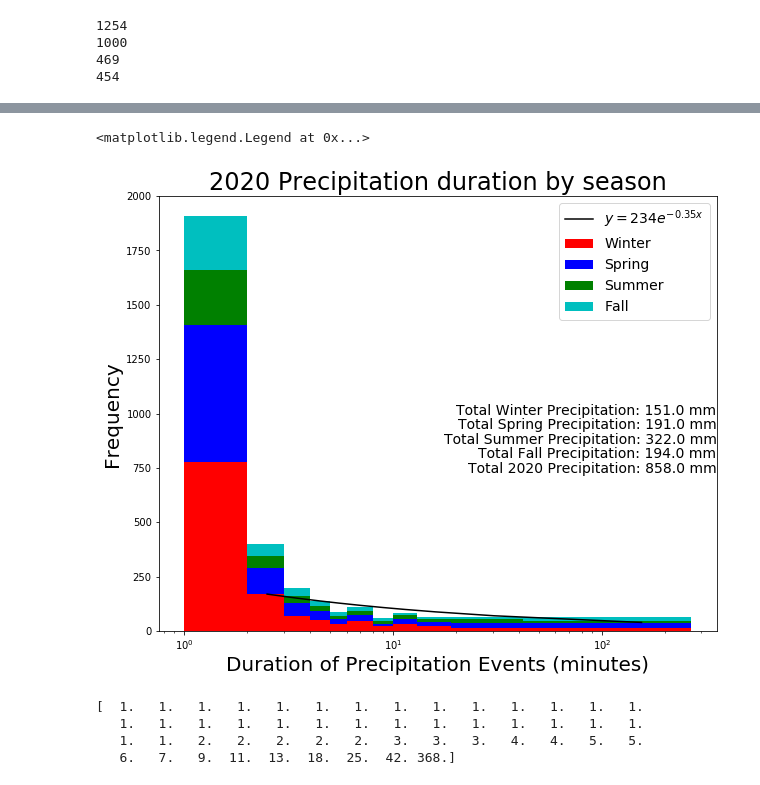
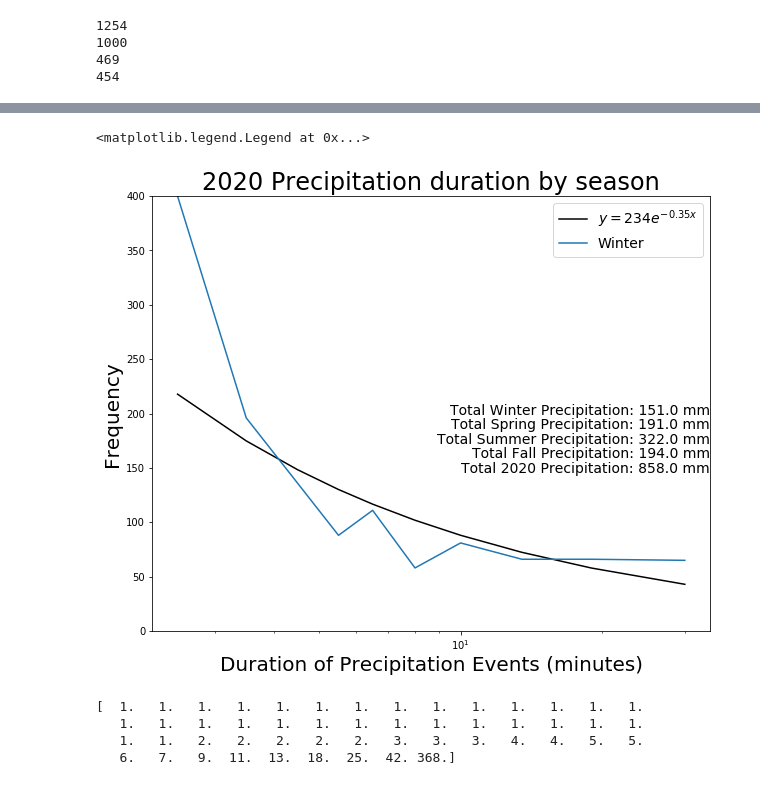
Before and after one commit to zhangt3-e/senior_thesis, a Jupyter notebook: Code/exponentials.ipynb, the cells around one changed output, grey strips where cells are left out. Saved outputs shown, nothing was run; the diff lists cells and outputs as text; code cells hidden in the pictures.

```diff
--- a/Code/exponentials.ipynb
+++ b/Code/exponentials.ipynb
@@ -354,24 +373,25 @@ print(y)
 # %%
 plt.figure(figsize = (10,8))
-plt.hist([Wprecip20, Sp_precip20, Su_precip20,Fprecip20], bins =perc, range= (perc.min,perc.max), color = ['r','b','g','c'], stacked =True)
+#plt.hist([Wprecip20, Sp_precip20, Su_precip20,Fprecip20], bins =perc, range= (perc.min,perc.max), color = ['r','b','g','c'], stacked =True)
 plt.xlabel('Duration of Precipitation Events (minutes)', fontsize = 20)
 plt.xscale('log')
-plt.ylim(0,2000)
+plt.ylim(0,400)
 #plt.yscale('log')
 plt.ylabel('Frequency', fontsize = 20)
 plt.title('2020 Precipitation duration by season', fontsize = 24)
 plt.figtext(0.9, 0.5, 'Total Winter Precipitation: ' + str(round(Wtotalprep20)) + ' mm', fontsize = 14,ha='right')
 plt.figtext(0.9, 0.475, 'Total Spring Precipitation: ' + str(round(Sp_totalprep20)) + ' mm', fontsize = 14, ha='right')
 plt.figtext(0.9, 0.45, 'Total Summer Precipitation: ' + str(round(Su_totalprep20)) + ' mm', fontsize = 14, ha='right')
 plt.figtext(0.9, 0.425, 'Total Fall Precipitation: ' + str(round(Ftotalprep20)) + ' mm', fontsize = 14,ha='right')
 plt.figtext(0.9, 0.4, 'Total 2020 Precipitation: ' + str(round(totalprep20)) + ' mm', fontsize = 14,ha='right')
 
 plt.plot(bin_val, test*y, color = 'k' )
+plt.plot(bin_val, hist20)
 plt.legend(labels = ['$y = 234 e^{-0.35x}$', 'Winter', 'Spring', 'Summer', 'Fall'], fontsize = 14)
 #plt.figtext(0.3, 0.6, 'Exponential fit equation between 2 minutes to 42 minutes: $ y = e^{5.74}*e^{-0.54x}$' )
 # %% [output]
 <matplotlib.legend.Legend at 0x...>
-[figure, old version]
+[figure, new version]
 # %%
 Winter19_1 = histplot.getData(18,direct, ASC, 335, 31, 6, float)
 Winter19_2 = histplot.getData(19, direct, ASC, 1, 59, 6, float)
```
Also changed, not shown: parts of 5 cells of this notebook, 3 other files.
